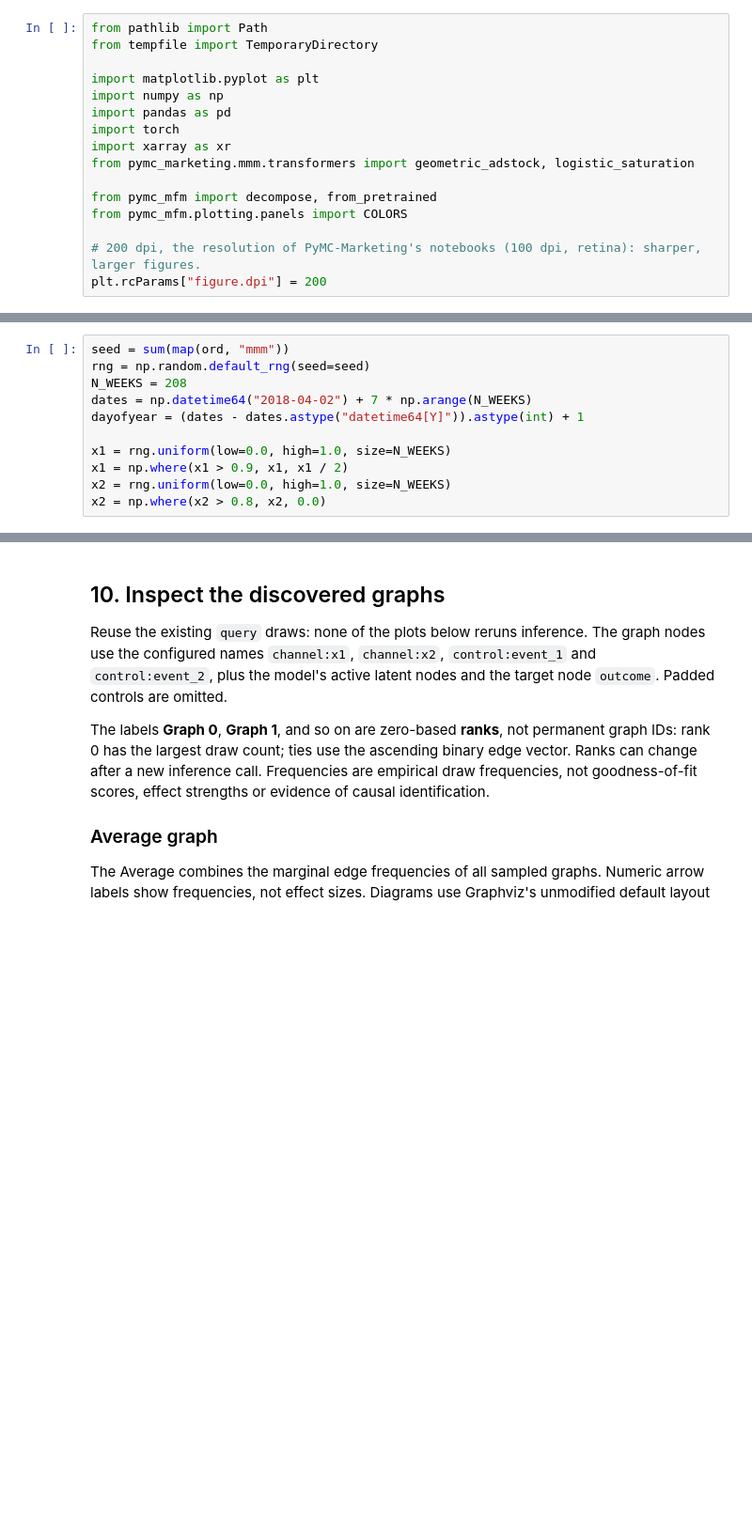
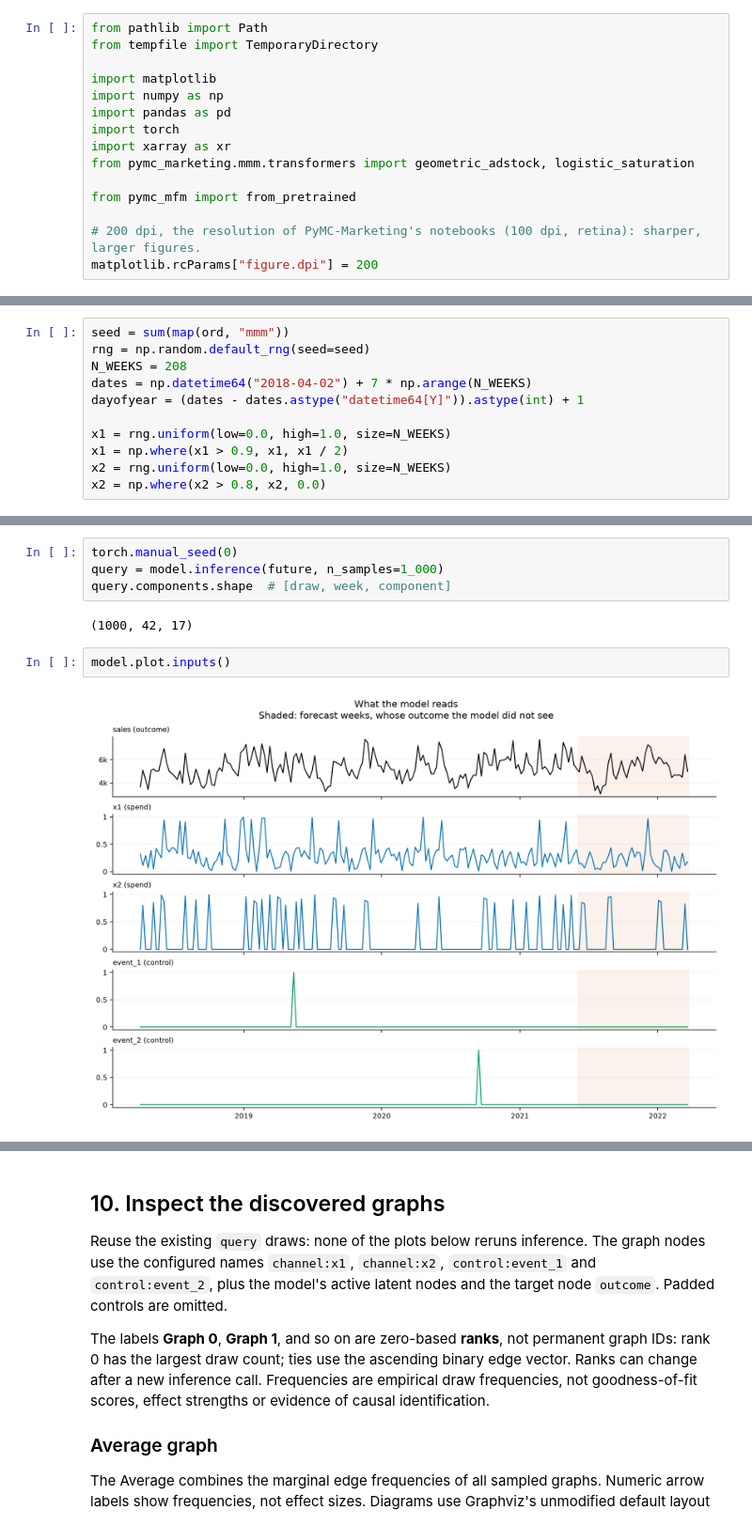
Before and after one commit to pymc-labs/pymc-mfm, a Jupyter notebook: examples/river_1_quickstart.ipynb, the cells around one changed output, grey strips where cells are left out. Shown at 94% size. Drawn from its saved outputs; the diff is of its cells as text; blank space fills up the shorter version.

```diff
--- a/examples/river_1_quickstart.ipynb
+++ b/examples/river_1_quickstart.ipynb
@@ -13,18 +13,17 @@ Requires `pip install 'pymc-mfm[hub,diagnostics,examples]'` and access to the pr
 from pathlib import Path
 from tempfile import TemporaryDirectory
 
-import matplotlib.pyplot as plt
+import matplotlib
 import numpy as np
 import pandas as pd
 import torch
 import xarray as xr
 from pymc_marketing.mmm.transformers import geometric_adstock, logistic_saturation
 
-from pymc_mfm import decompose, from_pretrained
-from pymc_mfm.plotting.panels import COLORS
+from pymc_mfm import from_pretrained
 
 # 200 dpi, the resolution of PyMC-Marketing's notebooks (100 dpi, retina): sharper, larger figures.
-plt.rcParams["figure.dpi"] = 200
+matplotlib.rcParams["figure.dpi"] = 200
 # %% [markdown]
 ## 1. Load River-1
 
@@ -507,0 +147,10 @@ sweep_fig.supxlabel(
+# %%
+torch.manual_seed(0)
+query = model.inference(future, n_samples=1_000)
+query.components.shape  # [draw, week, component]
+# %% [output]
+(1000, 42, 17)
+# %%
+model.plot.inputs()
+# %% [output]
+[figure, added]
```
Also changed, not shown: parts of 55 cells of this notebook, 2 other files.
